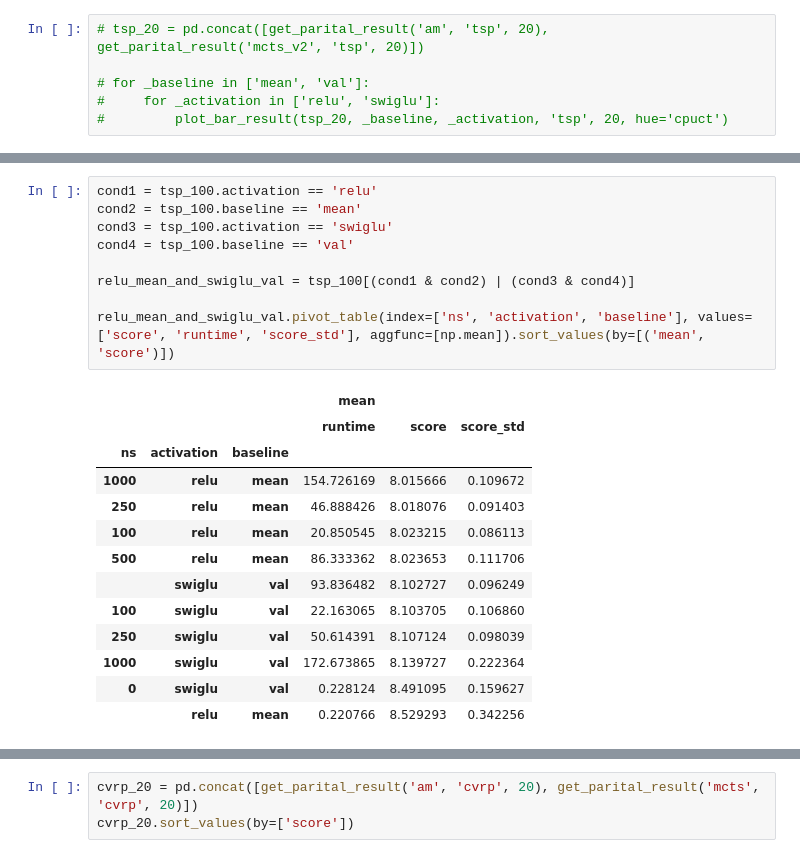
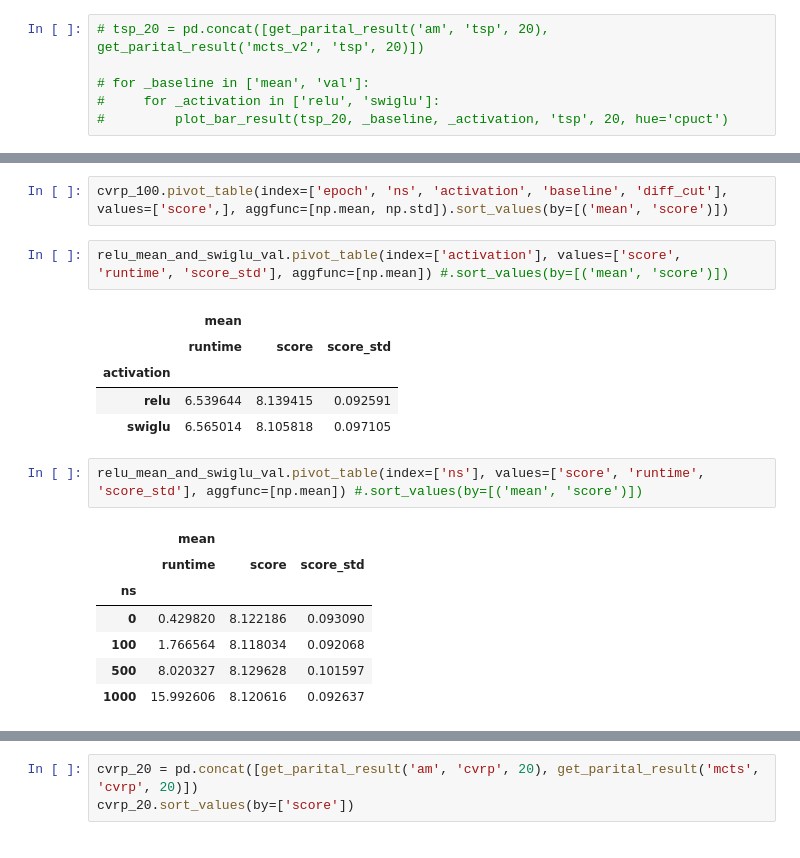
Before and after one commit to glistering96/AlphaRouter, a Jupyter notebook: notebooks/result_plot.ipynb, the cells around one changed output, grey strips where cells are left out. Drawn from its saved outputs; the diff is of its cells as text.

```diff
--- a/notebooks/result_plot.ipynb
+++ b/notebooks/result_plot.ipynb
@@ -274,23 +310,20 @@ tsp_100.pivot_table(index=['epoch', 'ns', 'activation', 'baseline'], values=['sc
+# %%
+cvrp_100.pivot_table(index=['epoch', 'ns', 'activation', 'baseline', 'diff_cut'], values=['score',], aggfunc=[np.mean, np.std]).sort_values(by=[('mean', 'score')])
 # %%
-cond1 = tsp_100.activation == 'relu'
-cond2 = tsp_100.baseline == 'mean'
-cond3 = tsp_100.activation == 'swiglu'
-cond4 = tsp_100.baseline == 'val'
-
-relu_mean_and_swiglu_val = tsp_100[(cond1 & cond2) | (cond3 & cond4)]
-
-relu_mean_and_swiglu_val.pivot_table(index=['ns', 'activation', 'baseline'], values=['score', 'runtime', 'score_std'], aggfunc=[np.mean]).sort_values(by=[('mean', 'score')])
+relu_mean_and_swiglu_val.pivot_table(index=['activation'], values=['score', 'runtime', 'score_std'], aggfunc=[np.mean]) #.sort_values(by=[('mean', 'score')])
 # %% [output]
-|  |  |  | mean |  |  |
-|  |  |  | runtime | score | score_std |
-| ns | activation | baseline |  |  |  |
-| 1000 | relu | mean | 154.726169 | 8.015666 | 0.109672 |
-| 250 | relu | mean | 46.888426 | 8.018076 | 0.091403 |
-| 100 | relu | mean | 20.850545 | 8.023215 | 0.086113 |
-| 500 | relu | mean | 86.333362 | 8.023653 | 0.111706 |
-|  | swiglu | val | 93.836482 | 8.102727 | 0.096249 |
-| 100 | swiglu | val | 22.163065 | 8.103705 | 0.106860 |
-| 250 | swiglu | val | 50.614391 | 8.107124 | 0.098039 |
-| 1000 | swiglu | val | 172.673865 | 8.139727 | 0.222364 |
-| 0 | swiglu | val | 0.228124 | 8.491095 | 0.159627 |
-|  | relu | mean | 0.220766 | 8.529293 | 0.342256 |
+|  | mean |  |  |
+|  | runtime | score | score_std |
+| activation |  |  |  |
+| relu | 6.539644 | 8.139415 | 0.092591 |
+| swiglu | 6.565014 | 8.105818 | 0.097105 |
+# %%
+relu_mean_and_swiglu_val.pivot_table(index=['ns'], values=['score', 'runtime', 'score_std'], aggfunc=[np.mean]) #.sort_values(by=[('mean', 'score')])
+# %% [output]
+|  | mean |  |  |
+|  | runtime | score | score_std |
+| ns |  |  |  |
+| 0 | 0.429820 | 8.122186 | 0.093090 |
+| 100 | 1.766564 | 8.118034 | 0.092068 |
+| 500 | 8.020327 | 8.129628 | 0.101597 |
+| 1000 | 15.992606 | 8.120616 | 0.092637 |
```
Also changed, not shown: parts of 8 cells of this notebook.
